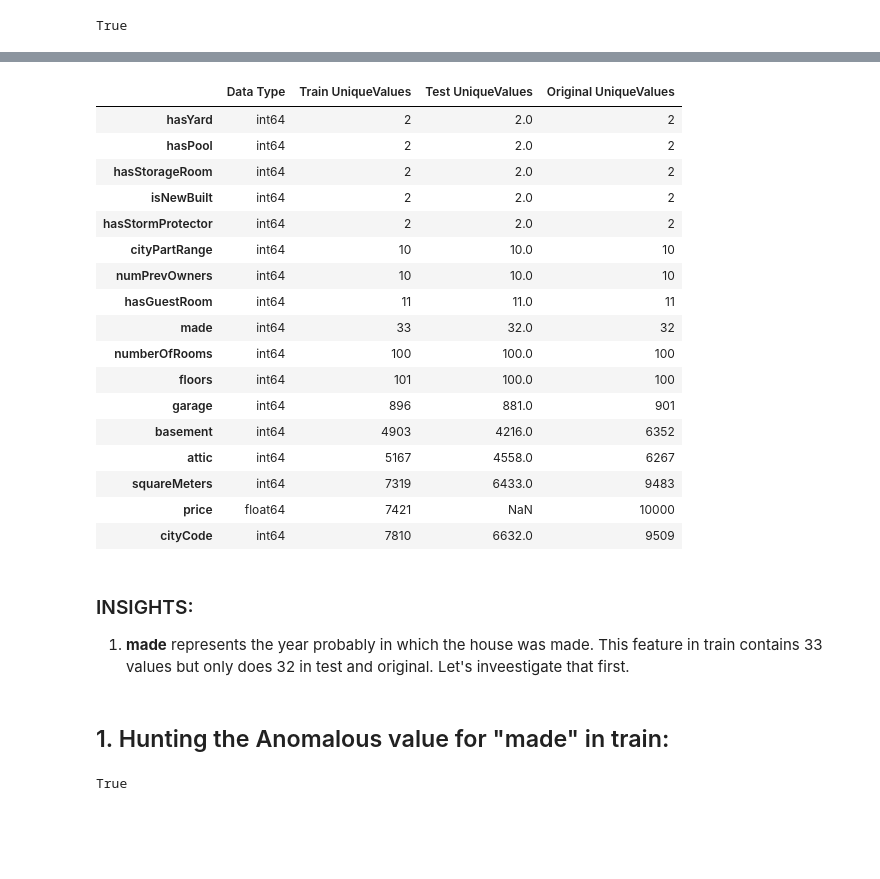
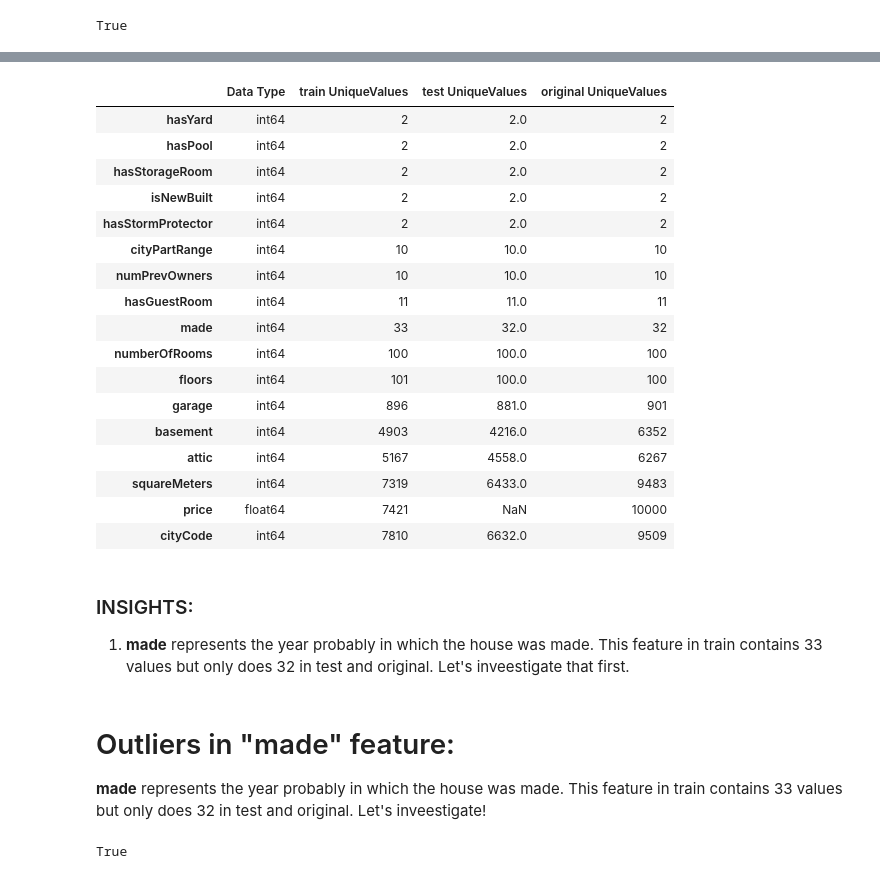
Before and after one commit to KhawajaAbaid/kaggle-playground, a Jupyter notebook: ps3e6-finding-datasets-differences-anomalies.ipynb, the cells around one changed output, grey strips where cells are left out. Drawn from its saved outputs; the diff is of its cells as text; code cells hidden in the pictures; blank space fills up the shorter version.

Commit message:
more outliers and more resolutions but no score improvements so ffar

```diff
--- a/ps3e6-finding-datasets-differences-anomalies.ipynb
+++ b/ps3e6-finding-datasets-differences-anomalies.ipynb
@@ -43,0 +44,2 @@ True
+# %%
+all_datasets = {"train": train, "test": test,"original": original}
@@ -67,11 +167,15 @@ pd.concat([train.isnull().sum().rename("Missing In Train"),
 # %%
-pd.concat([train.dtypes.rename("Data Type"),
-          train.nunique().rename("Train UniqueValues"),
-          test.nunique().rename("Test UniqueValues"),
-          original.nunique().rename("Original UniqueValues")], axis=1)\
-            .sort_values(by="Train UniqueValues")
+# pd.concat([train.dtypes.rename("Data Type"),
+#           train.nunique().rename("Train UniqueValues"),
+#           test.nunique().rename("Test UniqueValues"),
+#           original.nunique().rename("Original UniqueValues")], axis=1)\
+#             .sort_values(by="Train UniqueValues")
+
+pd.concat([train.dtypes.rename("Data Type")] + \
+          [dataset.nunique().rename(f"{dataset_name} UniqueValues") for dataset_name, dataset in all_datasets.items()],
+          axis=1).sort_values(by="train UniqueValues")
 # %% [output]
-|  | Data Type | Train UniqueValues | Test UniqueValues | Original UniqueValues |
+|  | Data Type | train UniqueValues | test UniqueValues | original UniqueValues |
 | hasYard | int64 | 2 | 2.0 | 2 |
 | hasPool | int64 | 2 | 2.0 | 2 |
 | hasStorageRoom | int64 | 2 | 2.0 | 2 |
@@ -92,8 +196,9 @@ pd.concat([train.dtypes.rename("Data Type"),
 # %% [markdown]
 ### INSIGHTS:
 1. **made** represents the year probably in which the house was made. This feature in train contains 33 values but only does 32 in test and original. Let's inveestigate that first.
-# %% [markdown]
-## 1. Hunting the Anomalous value for "made" in train:
+# %% [markdown]
+# Outliers in "made" feature:
+**made** represents the year probably in which the house was made. This feature in train contains 33 values but only does 32 in test and original. Let's inveestigate!
 # %%
 # Let's first verify that the "made" values for test and original are the same 32
 test.made.unique().sort() == original.made.unique().sort()
```
Also changed, not shown: parts of 38 cells of this notebook.
